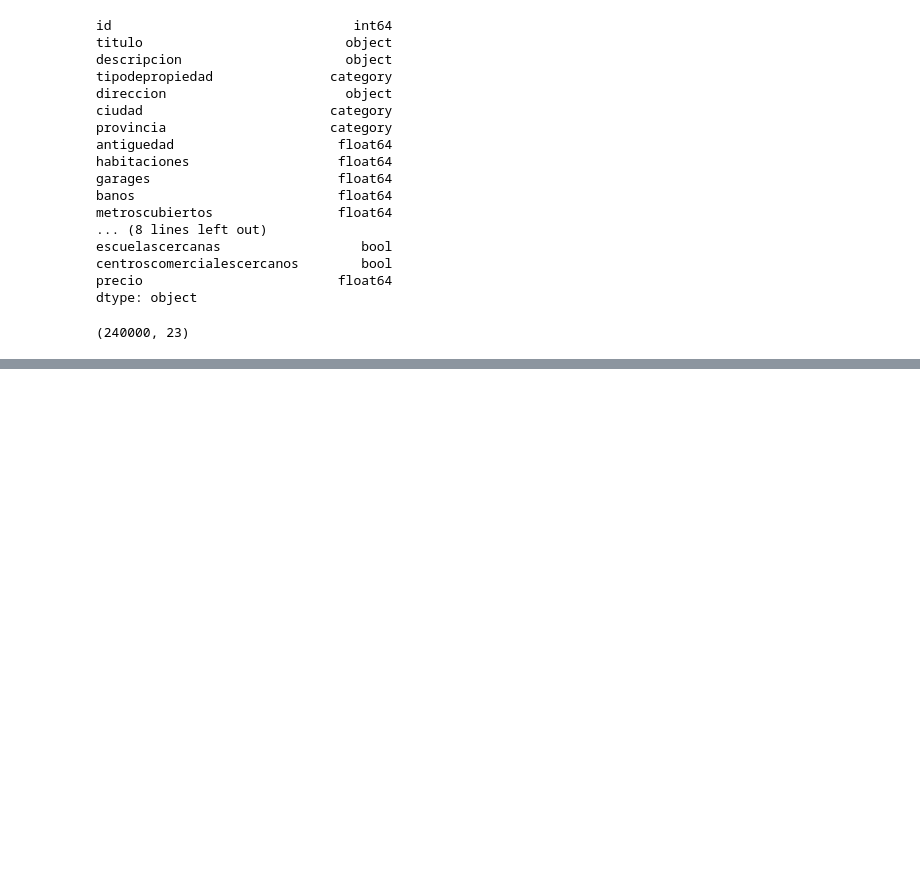
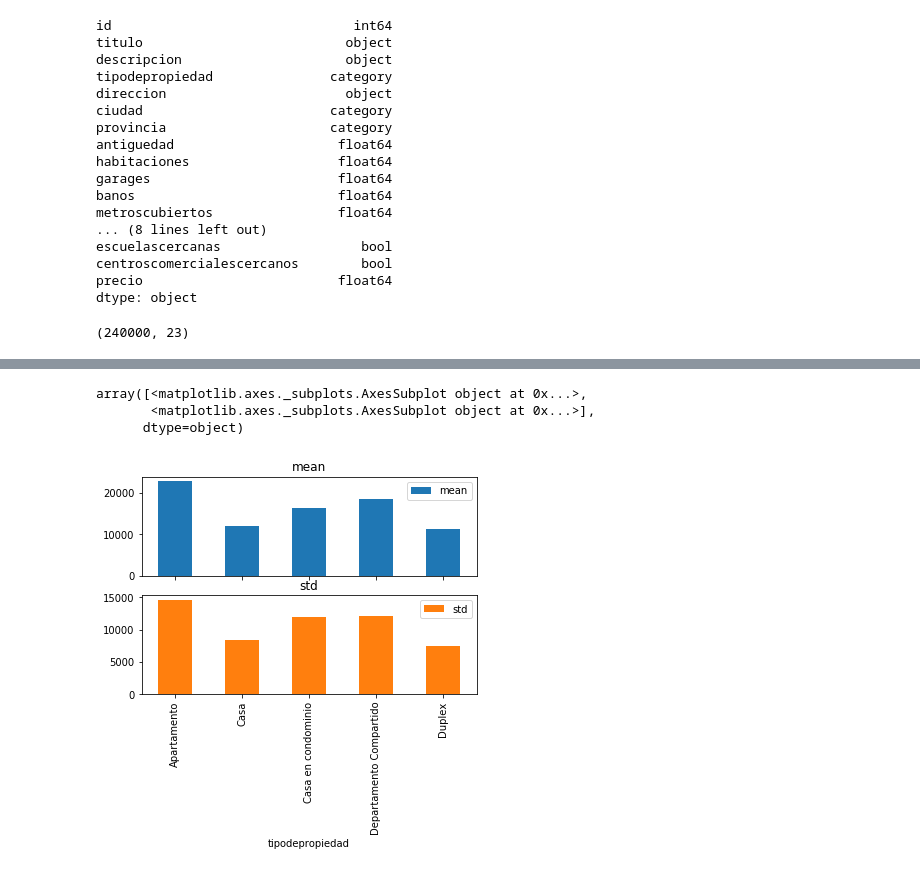
Before and after one commit to mrsoto/tp1_7506, a Jupyter notebook: mrs-analisis-de-datos.ipynb, the cells around one changed output, grey strips where cells are left out. Saved outputs shown, nothing was run; the diff lists cells and outputs as text; code cells hidden in the pictures; blank space fills up the shorter version.

```diff
--- a/mrs-analisis-de-datos.ipynb
+++ b/mrs-analisis-de-datos.ipynb
@@ -76,0 +97,9 @@ numColumnsStats
+# %%
+df.loc[:,'precio_m_cubiertos'] = df['precio'] / df['metroscubiertos']
+df.loc[:,'precio_m_total'] = df['precio'] / df['metrostotales']
+
+precios= hogares.groupby(['tipodepropiedad'])\
+   .agg({
+        'precio_m_cubiertos':['mean','std'],
+        'precio_m_total':['mean','std'],
+    }).stack()
@@ -76,0 +121,8 @@ numColumnsStats
+# %%
+precios.unstack(1).plot.bar(y=('precio_m_total'),subplots=True)
+#precios.plot.bar()
+# %% [output]
+array([<matplotlib.axes._subplots.AxesSubplot object at 0x...>,
+       <matplotlib.axes._subplots.AxesSubplot object at 0x...>],
+      dtype=object)
+[figure, added]
```
Also changed, not shown: parts of 10 cells of this notebook.
